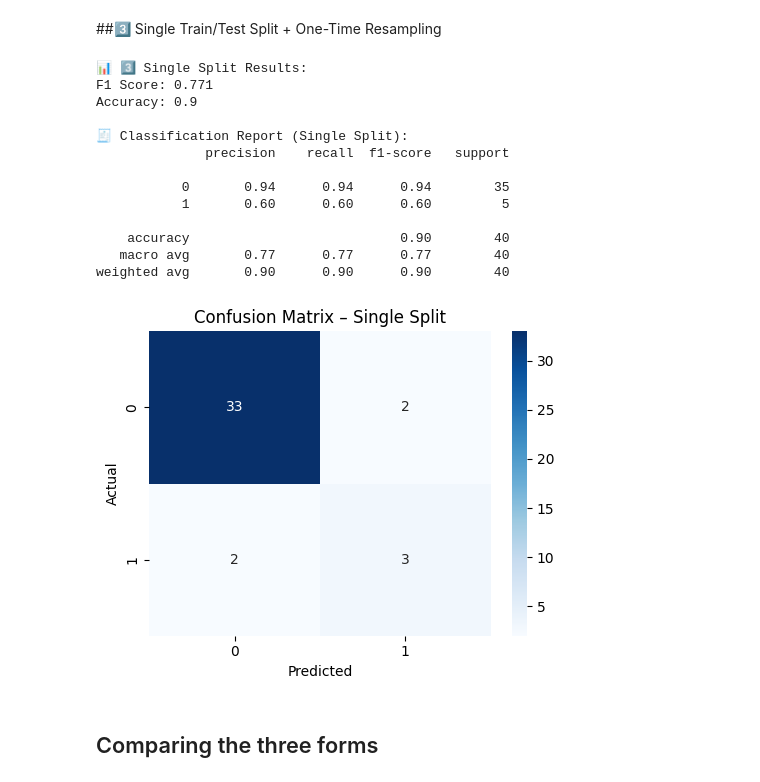
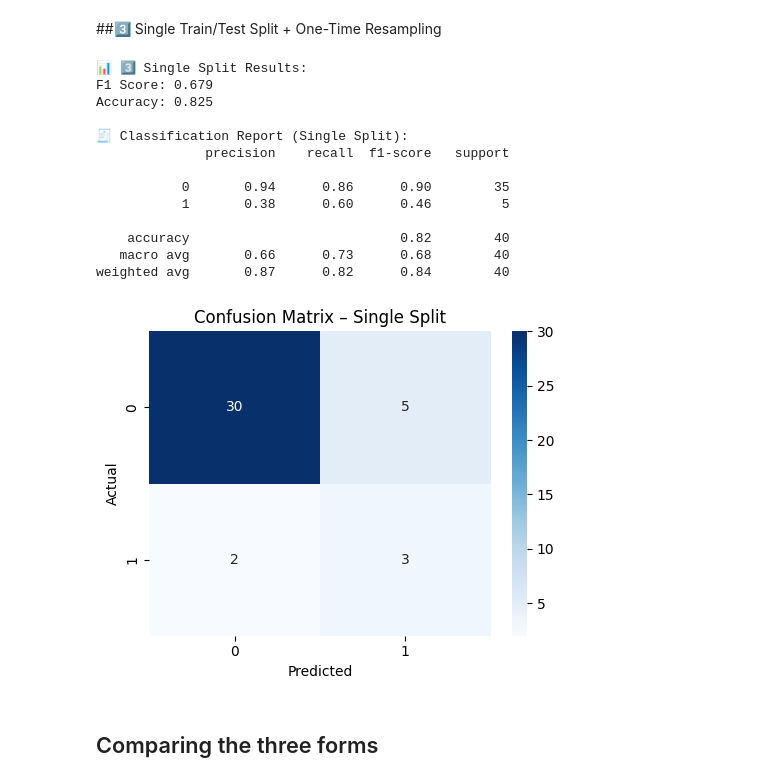
Before and after one commit to jcsmcmendes/Step_Class, a Jupyter notebook: Preparing_data_for_supervised_learning.ipynb, the cells around one changed output. Cells and saved outputs as stored; diff of their text form; code cells hidden in the pictures.

Commit message:
Code to start with the classification problems

```diff
--- a/Preparing_data_for_supervised_learning.ipynb
+++ b/Preparing_data_for_supervised_learning.ipynb
@@ -221,53 +323,65 @@ weighted avg       0.92      0.85      0.87       200
 # %% [markdown]
 ##3️⃣ Single Train/Test Split + One-Time Resampling
 # %%
-# 3️⃣ Single Split + SMOTE
-X_train, X_test, y_train, y_test = train_test_split(X, y, stratify=y, test_size=0.2, random_state=42)
+# 🧪 3️⃣ Single Train/Test Split with Resampling (RandomUnderSampler in this case)
+
+# 🔀 Perform a one-time 80/20 split of the dataset
+X_train, X_test, y_train, y_test = train_test_split(
+    X, y, stratify=y, test_size=0.2, random_state=42
+)
+
+# 📏 Standardize the features
 scaler = StandardScaler()
 X_train_scaled = scaler.fit_transform(X_train)
 X_test_scaled = scaler.transform(X_test)
 
-X_train_smote, y_train_smote = SMOTE(random_state=42).fit_resample(X_train_scaled, y_train)
+# ⚖️ Apply RandomUnderSampler to balance the training data only
+X_train_smote, y_train_smote = RandomUnderSampler(random_state=42).fit_resample(X_train_scaled, y_train)
+# Alternative options: SMOTE, RandomOverSampler
 
+# 🧠 Train the model on the resampled training data
 model.fit(X_train_smote, y_train_smote)
+
+# 🔮 Predict the target values for the test set
 preds = model.predict(X_test_scaled)
 
+# 📊 Evaluate the model with F1 Score and Accuracy
 f1_single = f1_score(y_test, preds, average='macro')
 acc_single = accuracy_score(y_test, preds)
 
-# 🔢 Resultados
+# 🖨️ Print the metrics
 print(f"\n📊 3️⃣ Single Split Results:")
 print(f"F1 Score: {round(f1_single, 3)}")
 print(f"Accuracy: {round(acc_single, 3)}")
 
-# 🧾 Classification Report
+# 🧾 Show detailed classification report
 print("\n🧾 Classification Report (Single Split):")
 print(classification_report(y_test, preds))
 
-# 📈 Confusion Matrix
+# 📉 Plot the confusion matrix
 cm = confusion_matrix(y_test, preds)
 plt.figure(figsize=(5, 4))
 sns.heatmap(cm, annot=True, fmt='d', cmap='Blues')
 plt.title("Confusion Matrix – Single Split")
 plt.xlabel("Predicted")
 plt.ylabel("Actual")
 plt.tight_layout()
 plt.show()
 # %% [output]
 📊 3️⃣ Single Split Results:
-F1 Score: 0.771
-Accuracy: 0.9
+F1 Score: 0.679
+Accuracy: 0.825
 
 🧾 Classification Report (Single Split):
               precision    recall  f1-score   support
 
-           0       0.94      0.94      0.94        35
-           1       0.60      0.60      0.60         5
+           0       0.94      0.86      0.90        35
+           1       0.38      0.60      0.46         5
 
-    accuracy                           0.90        40
-   macro avg       0.77      0.77      0.77        40
-weighted avg       0.90      0.90      0.90        40
+    accuracy                           0.82        40
+   macro avg       0.66      0.73      0.68        40
+weighted avg       0.87      0.82      0.84        40
-[figure, old version]
+[figure, new version]
 # %% [markdown]
 ## Comparing the three forms
 # %%
```
Also changed, not shown: parts of 5 cells of this notebook.
